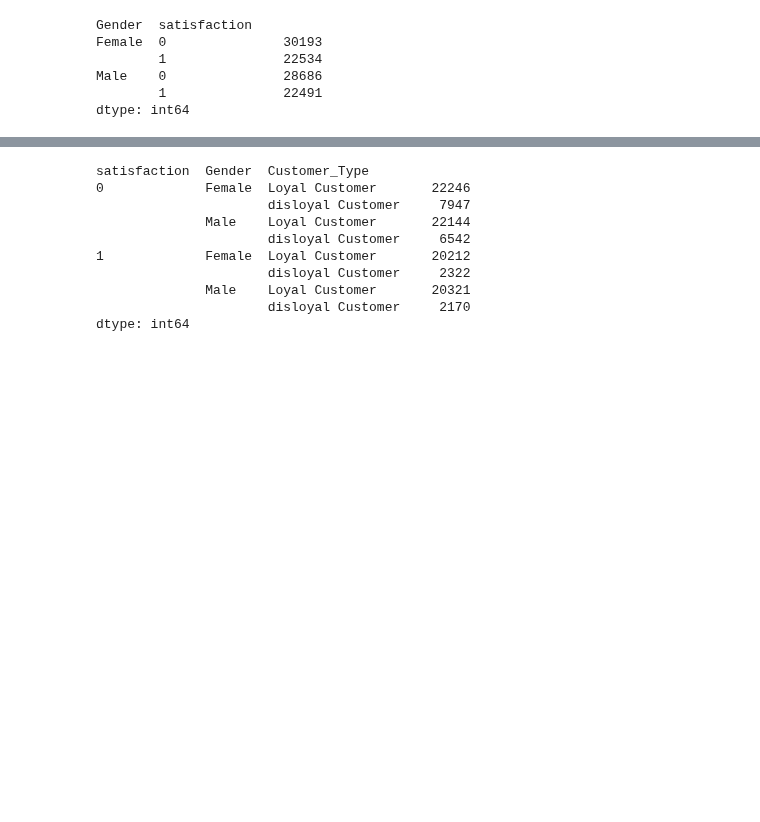
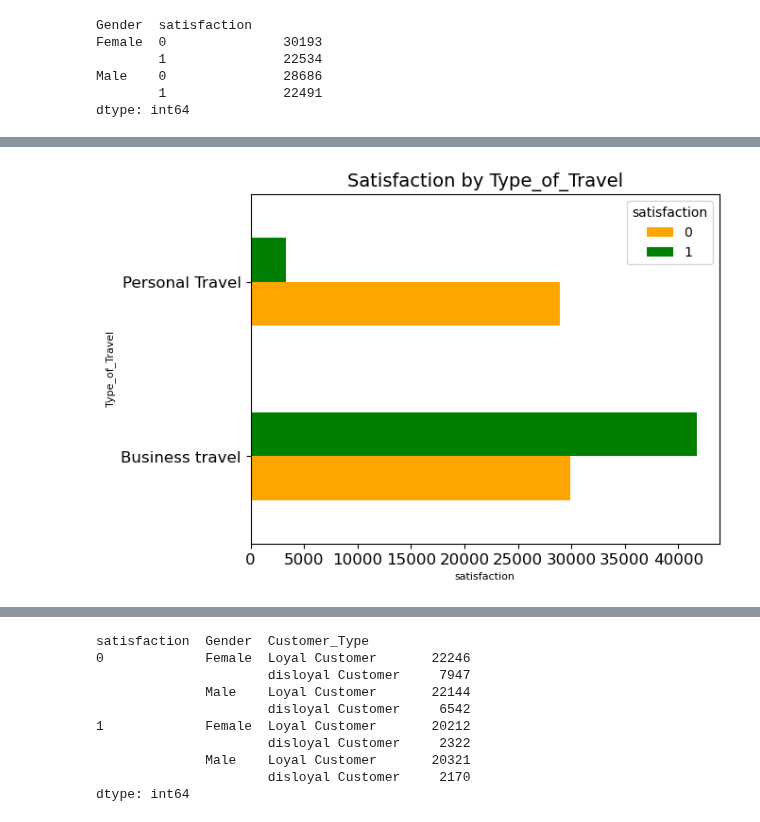
Before and after one commit to speplinski3/G3_Santander_Customer_Satisfaction, a Jupyter notebook: Airline_ETL.ipynb, the cells around one changed output, grey strips where cells are left out. Saved outputs shown, nothing was run; the diff lists cells and outputs as text; code cells hidden in the pictures; blank space fills up the shorter version.

```diff
--- a/Airline_ETL.ipynb
+++ b/Airline_ETL.ipynb
@@ -298,0 +323,15 @@ ax.set_ylabel('satisfaction', fontsize = 14); #set the y_label
+# %%
+# Satisfaction by Type_of_Travel
+
+by_cat_class = airline_data.groupby(['Type_of_Travel', 'satisfaction'])
+
+ax = by_cat_class.size().unstack().plot(kind='barh', color = ['orange','green'])
+
+#unstack and plot
+ax.set_title('Satisfaction by Type_of_Travel', size =14) #title
+plt.xticks(fontsize=12)
+plt.yticks(fontsize=12)
+ax.set_xlabel('satisfaction', fontsize = 8) #set the x_label
+ax.set_ylabel('Type_of_Travel', fontsize = 8); #set the y_label
+# %% [output]
+[figure, added]
```
Also changed, not shown: parts of 12 cells of this notebook, 2 other files.
